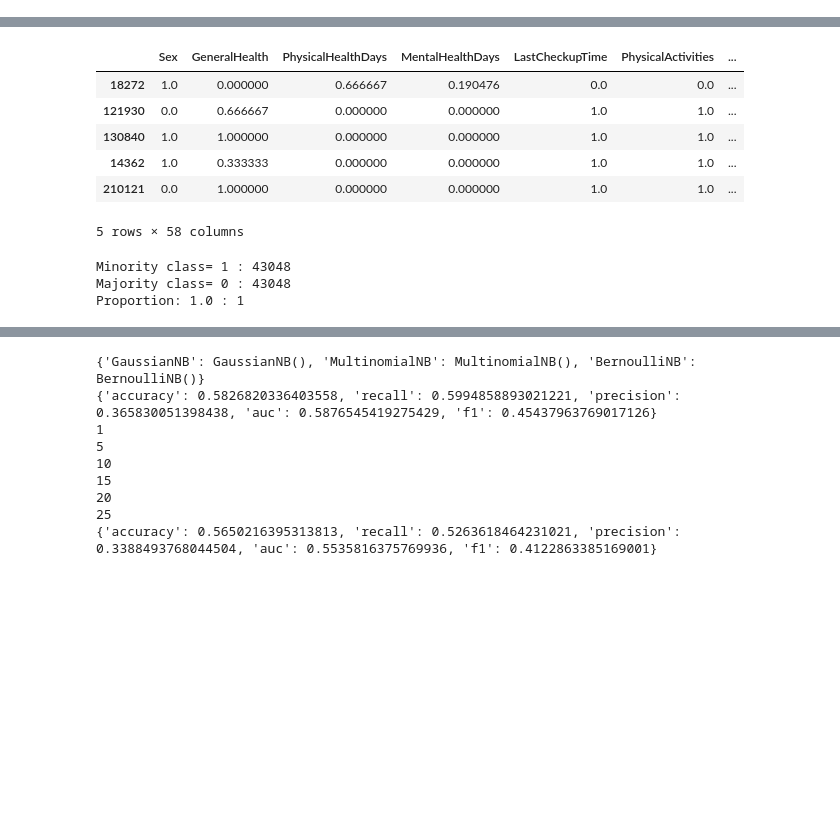
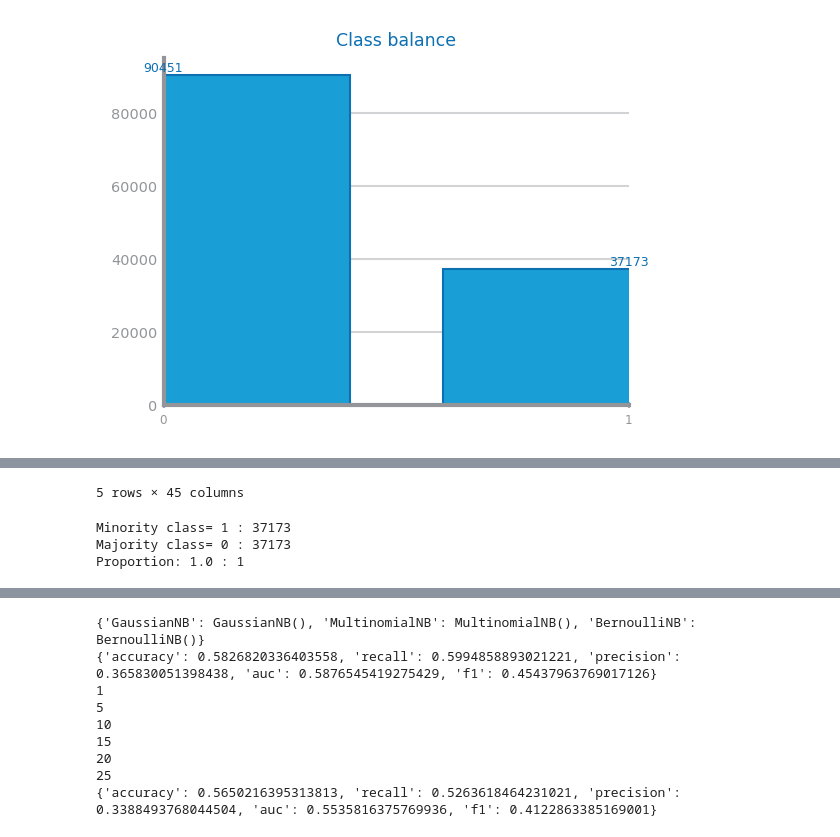
Before and after one commit to pedrocruzac02/DS23-24, a Jupyter notebook: Balacing.ipynb, the cells around one changed output, grey strips where cells are left out. Cells and saved outputs as stored; diff of their text form; code cells hidden in the pictures; blank space fills up the shorter version.

```diff
--- a/Balacing.ipynb
+++ b/Balacing.ipynb
@@ -1,28 +1,29 @@
 # %%
 from pandas import read_csv, concat, DataFrame, Series
 from matplotlib.pyplot import figure, show
 from library.dslabs_functions import plot_bar_chart
 from sklearn.model_selection import train_test_split
 
 target = "CovidPos"
-original: DataFrame = read_csv(f"./class_covid_pos_scaled_minmax.csv", sep=",", decimal=".")
-#original.drop('Unnamed: 0', axis=1, inplace=True) -> if error uncomment this line
+original: DataFrame = read_csv(f"./datasets_generated/class_covid_pos_scaled_zscore.csv", sep=",", decimal=".")
 
 # Split the DataFrame into train and test
 train, test = train_test_split(original, test_size=0.3, random_state=42)
 
 #Balance the train df keep test df
 target_count: Series = train[target].value_counts()
 positive_class = target_count.idxmin()
 negative_class = target_count.idxmax()
 
 values: dict[str, list] = {
     "Original": [target_count[positive_class], target_count[negative_class]]
 }
 
 figure()
 plot_bar_chart(
     target_count.index.to_list(), target_count.to_list(), title="Class balance"
 )
 show()
-original.head()
+original.shape
+# %% [output]
+[figure, added]
@@ -29,14 +36,7 @@ original.head()
+5 rows × 45 columns
 # %%
 df_positives: Series = train[train[target] == positive_class]
 df_negatives: Series = train[train[target] == negative_class]
-# %% [output]
-|  | Sex | GeneralHealth | PhysicalHealthDays | MentalHealthDays | LastCheckupTime | PhysicalActivities | ... |
-| 18272 | 1.0 | 0.000000 | 0.666667 | 0.190476 | 0.0 | 0.0 | ... |
-| 121930 | 0.0 | 0.666667 | 0.000000 | 0.000000 | 1.0 | 1.0 | ... |
-| 130840 | 1.0 | 1.000000 | 0.000000 | 0.000000 | 1.0 | 1.0 | ... |
-| 14362 | 1.0 | 0.333333 | 0.000000 | 0.000000 | 1.0 | 1.0 | ... |
-| 210121 | 0.0 | 1.000000 | 0.000000 | 0.000000 | 1.0 | 1.0 | ... |
-5 rows × 58 columns
 # %%
 # Undersampling
 file = 'Balacing_Approach1'
@@ -48,6 +48,6 @@ print("Minority class=", positive_class, ":", len(df_positives))
 print("Majority class=", negative_class, ":", len(df_neg_sample))
 print("Proportion:", round(len(df_positives) / len(df_neg_sample), 2), ": 1")
 # %% [output]
-Minority class= 1 : 43048
-Majority class= 0 : 43048
+Minority class= 1 : 37173
+Majority class= 0 : 37173
 Proportion: 1.0 : 1
```
Also changed, not shown: parts of 7 cells of this notebook.
